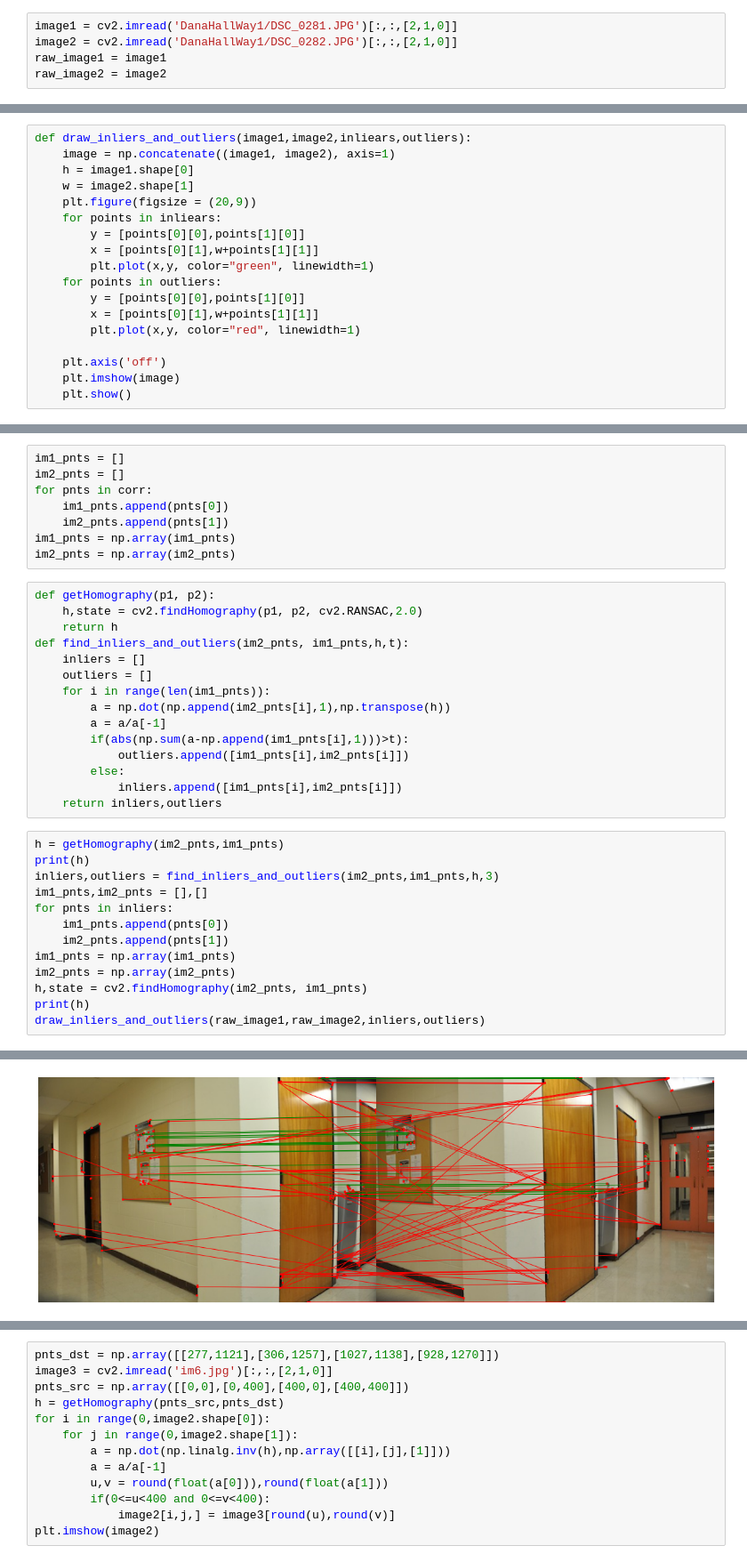
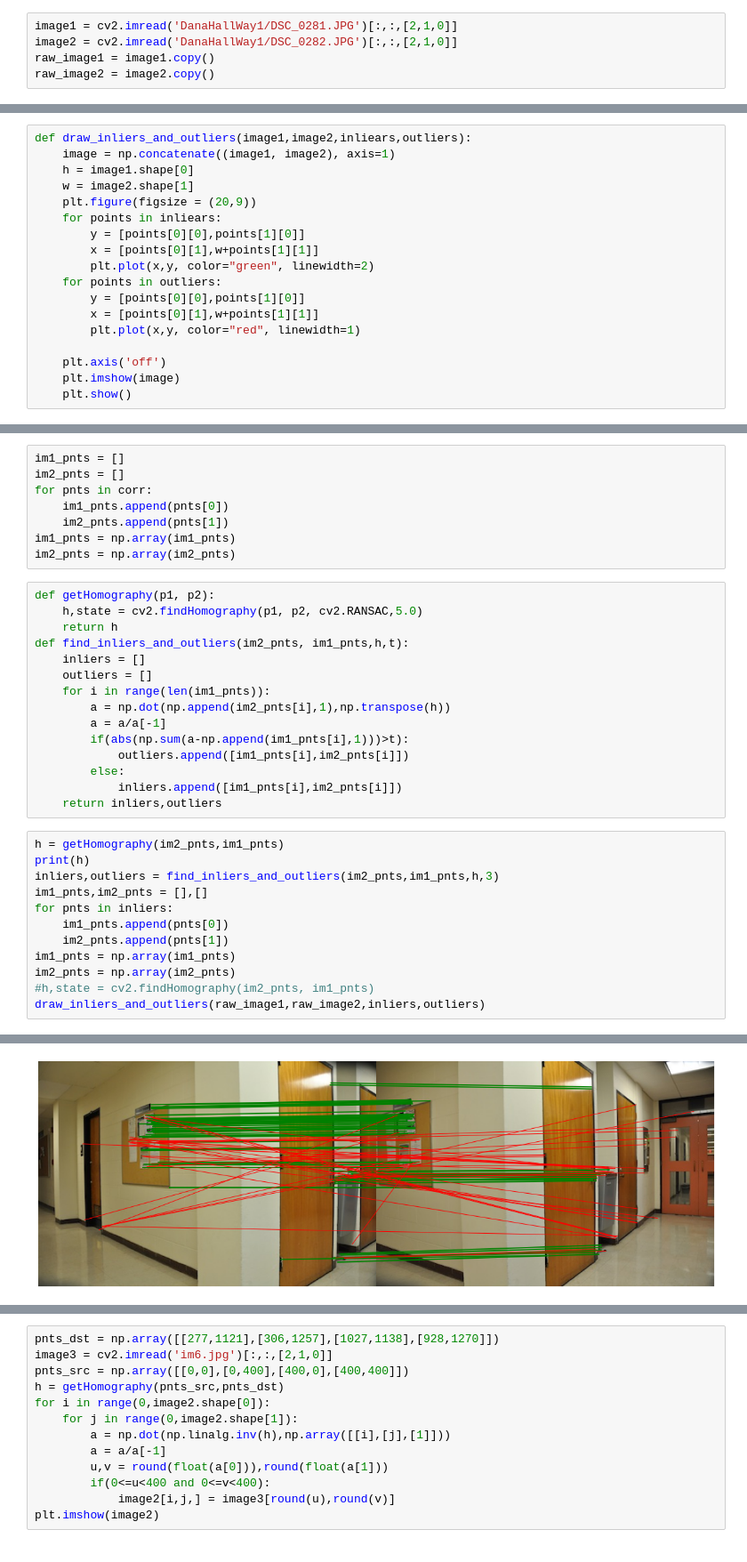
Before and after one commit to JinyangMarkLiu/EECE5639-Projects, a Jupyter notebook: Project2.ipynb, the cells around one changed output, grey strips where cells are left out. Shown at 89% size. Cells and saved outputs as stored; diff of their text form.

```diff
--- a/Project2.ipynb
+++ b/Project2.ipynb
@@ -9,7 +9,7 @@ from scipy import ndimage as ndi
 # %%
 image1 = cv2.imread('DanaHallWay1/DSC_0281.JPG')[:,:,[2,1,0]]
 image2 = cv2.imread('DanaHallWay1/DSC_0282.JPG')[:,:,[2,1,0]]
-raw_image1 = image1
-raw_image2 = image2
+raw_image1 = image1.copy()
+raw_image2 = image2.copy()
 # %%
 fig, axs = plt.subplots(1, 2, figsize=(15, 7))
@@ -65,3 +77,21 @@ def correlation_coefficient(patch1, patch2):
+# %%
+def draw_inliers_and_outliers(image1,image2,inliears,outliers):
+    image = np.concatenate((image1, image2), axis=1)
+    h = image1.shape[0]
+    w = image2.shape[1]
+    plt.figure(figsize = (20,9))
+    for points in inliears:
+        y = [points[0][0],points[1][0]]
+        x = [points[0][1],w+points[1][1]]
+        plt.plot(x,y, color="green", linewidth=2)
+    for points in outliers:
+        y = [points[0][0],points[1][0]]
+        x = [points[0][1],w+points[1][1]]
+        plt.plot(x,y, color="red", linewidth=1)
+
+    plt.axis('off')
+    plt.imshow(image)
+    plt.show()
 # %%
 dist_list1, dist_list2 = [], []
 for i in range(dst1.shape[0]):
@@ -98,18 +129,0 @@ def find_corr(NCC,dist_list1,dist_list2):
-# %%
-def draw_inliers_and_outliers(image1,image2,inliears,outliers):
-    image = np.concatenate((image1, image2), axis=1)
-    h = image1.shape[0]
-    w = image2.shape[1]
-    plt.figure(figsize = (20,9))
-    for points in inliears:
-        y = [points[0][0],points[1][0]]
-        x = [points[0][1],w+points[1][1]]
-        plt.plot(x,y, color="green", linewidth=1)
-    for points in outliers:
-        y = [points[0][0],points[1][0]]
-        x = [points[0][1],w+points[1][1]]
-        plt.plot(x,y, color="red", linewidth=1)
-
-    plt.axis('off')
-    plt.imshow(image)
-    plt.show()
@@ -128,7 +145,7 @@ im1_pnts = np.array(im1_pnts)
 im2_pnts = np.array(im2_pnts)
 # %%
 def getHomography(p1, p2):
-    h,state = cv2.findHomography(p1, p2, cv2.RANSAC,2.0)
+    h,state = cv2.findHomography(p1, p2, cv2.RANSAC,5.0)
     return h
 def find_inliers_and_outliers(im2_pnts, im1_pnts,h,t):
     inliers = []
@@ -151,7 +168,6 @@ for pnts in inliers:
     im2_pnts.append(pnts[1])
 im1_pnts = np.array(im1_pnts)
 im2_pnts = np.array(im2_pnts)
-h,state = cv2.findHomography(im2_pnts, im1_pnts)
-print(h)
+#h,state = cv2.findHomography(im2_pnts, im1_pnts)
 draw_inliers_and_outliers(raw_image1,raw_image2,inliers,outliers)
 # %% [output]
@@ -164,3 +177,3 @@ draw_inliers_and_outliers(raw_image1,raw_image2,inliers,outliers)
-[figure, old version]
+[figure, new version]
 # %%
 image = np.zeros((340,1000,3), np.uint8)
```
Also changed, not shown: parts of 9 cells of this notebook.
